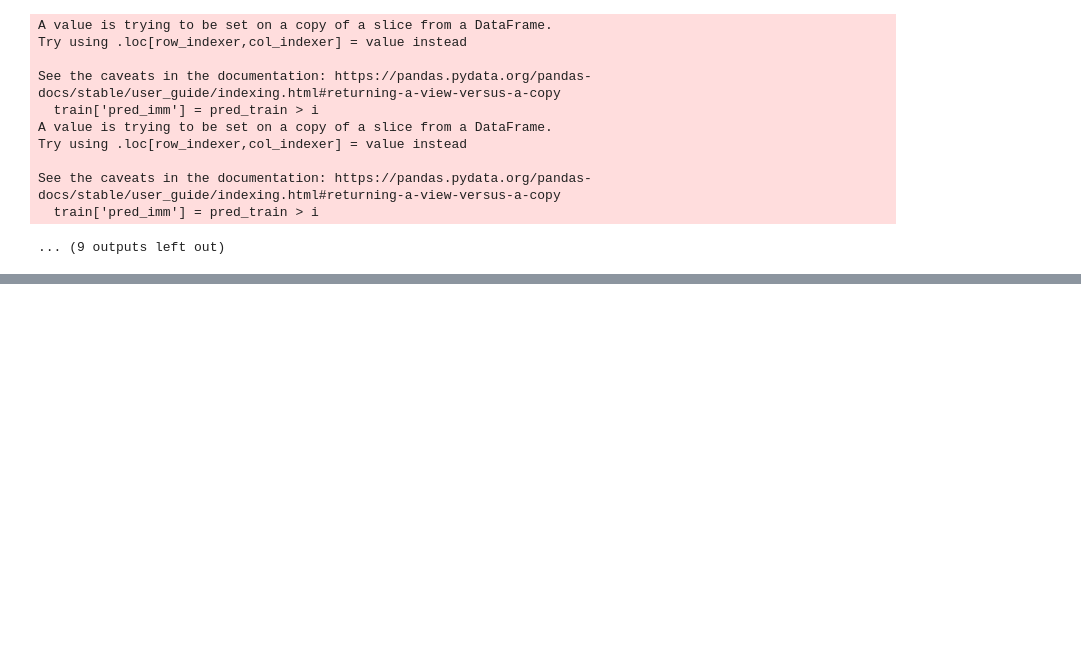
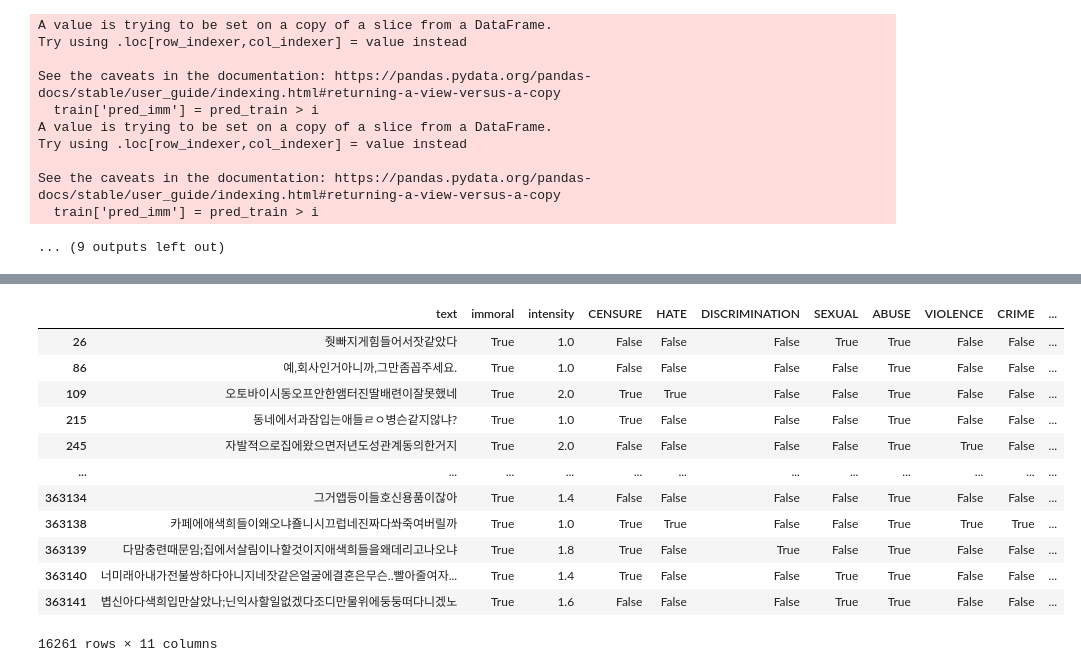
Before and after one commit to minzy213/skkukdt_minzy, a Jupyter notebook: DeepLearning/project copy.ipynb, the cells around one changed output, grey strips where cells are left out. Saved outputs shown, nothing was run; the diff lists cells and outputs as text; code cells hidden in the pictures; blank space fills up the shorter version.

```diff
--- a/DeepLearning/project copy.ipynb
+++ b/DeepLearning/project copy.ipynb
@@ -560,0 +595,16 @@ model.save('version3.h5')
+# %%
+abuse
+# %% [output]
+|  | text | immoral | intensity | CENSURE | HATE | DISCRIMINATION | SEXUAL | ABUSE | VIOLENCE | CRIME | ... |
+| 26 | 줫빠지게힘들어서잣같았다 | True | 1.0 | False | False | False | True | True | False | False | ... |
+| 86 | 예,회사인거아니까,그만좀꼽주세요. | True | 1.0 | False | False | False | False | True | False | False | ... |
+| 109 | 오토바이시동오프안한앰터진딸배련이잘못했네 | True | 2.0 | True | True | False | False | True | False | False | ... |
+| 215 | 동네에서과잠입는애들ㄹㅇ병슨같지않냐? | True | 1.0 | True | False | False | False | True | False | False | ... |
+| 245 | 자발적으로집에왔으면저년도성관계동의한거지 | True | 2.0 | False | False | False | False | True | True | False | ... |
+| ... | ... | ... | ... | ... | ... | ... | ... | ... | ... | ... | ... |
+| 363134 | 그거앱등이들호신용품이잖아 | True | 1.4 | False | False | False | False | True | False | False | ... |
+| 363138 | 카페에애색희들이왜오냐죨니시끄럽네진짜다쏴죽여버릴까 | True | 1.0 | True | True | False | False | True | True | True | ... |
+| 363139 | 다맘충련때문임;집에서살림이나할것이지애색희들을왜데리고나오냐 | True | 1.8 | True | False | True | False | True | False | False | ... |
+| 363140 | 너미래아내가전불쌍하다아니지네잣같은얼굴에결혼은무슨..빨아줄여자... | True | 1.4 | True | False | False | True | True | False | False | ... |
+| 363141 | 볍신아다색희입만살았나;닌익사할일없겠다조디만물위에둥둥떠다니겠노 | True | 1.6 | False | False | False | True | True | False | False | ... |
+16261 rows × 11 columns
```
Also changed, not shown: parts of 4 cells of this notebook, 4 other files.
